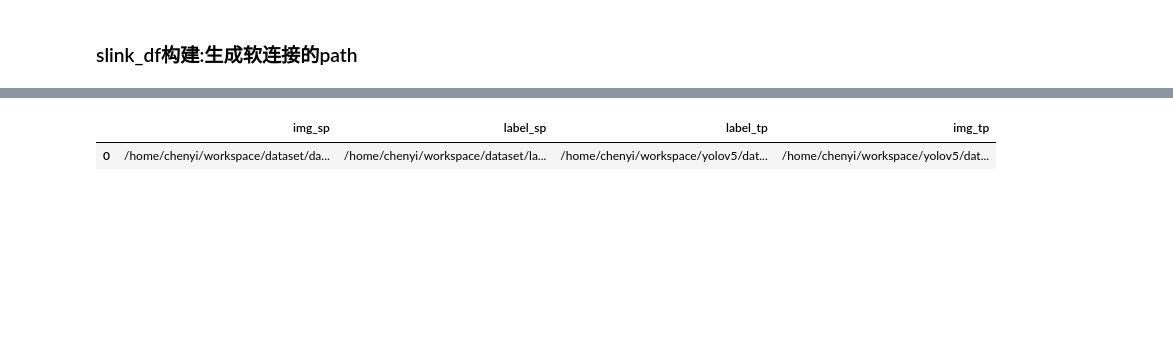
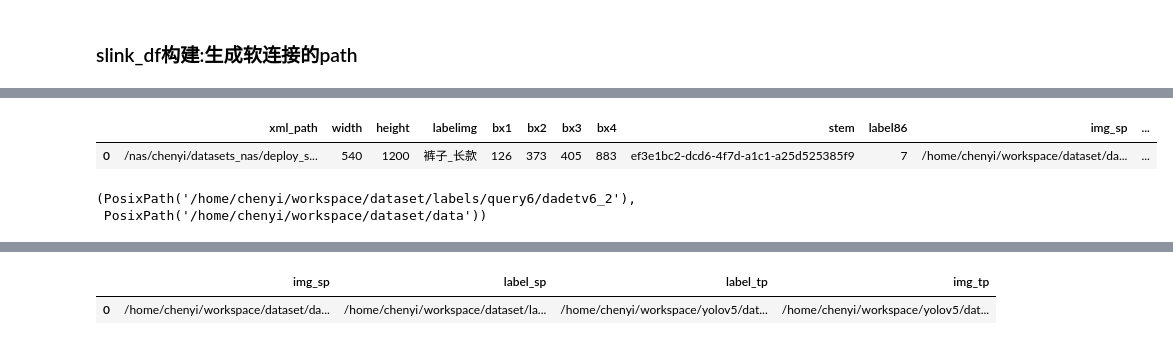
Before and after one commit to PEduck/datasetMudule, a Jupyter notebook: dataset/dada_xml_parse/data_ours.ipynb, the cells around one changed output, grey strips where cells are left out. Saved outputs shown, nothing was run; the diff lists cells and outputs as text; code cells hidden in the pictures; blank space fills up the shorter version.

```diff
--- a/dataset/dada_xml_parse/data_ours.ipynb
+++ b/dataset/dada_xml_parse/data_ours.ipynb
@@ -302,2 +339,4 @@ label_dir = Path(f'/home/chenyi/workspace/dataset/labels/dada_det/labels_sys_err
+# %%
+root_label = '/nas/chenyi/datasets_nas/deploy_system/labels/labels6/labels60_july/labels/'
 # %%
-df['label_tp'] = df.apply(lambda row: Path('{0}/{1}/{2}.txt'.format(label_dir, row['mode'], Path(row['img_sp']).stem)), axis=1)
+df['label_tp'] = df.apply(lambda row: Path('{0}/{1}/{2}.txt'.format(root_label, row['mode'], Path(row['img_sp']).stem)), axis=1)
@@ -358,0 +435,10 @@ for label_path, text in tqdm(zip(df['label_tp'].values, bboxes_list)):
+# %%
+df.head(1)
+# %% [output]
+|  | xml_path | width | height | labelimg | bx1 | bx2 | bx3 | bx4 | stem | label86 | img_sp | ... |
+| 0 | /nas/chenyi/datasets_nas/deploy_s... | 540 | 1200 | 裤子_长款 | 126 | 373 | 405 | 883 | ef3e1bc2-dcd6-4f7d-a1c1-a25d525385f9 | 7 | /home/chenyi/workspace/dataset/da... | ... |
+# %%
+label_tp, root_data
+# %% [output]
+(PosixPath('/home/chenyi/workspace/dataset/labels/query6/dadetv6_2'),
+ PosixPath('/home/chenyi/workspace/dataset/data'))
```
Also changed, not shown: parts of 81 cells of this notebook, 20 other files.
